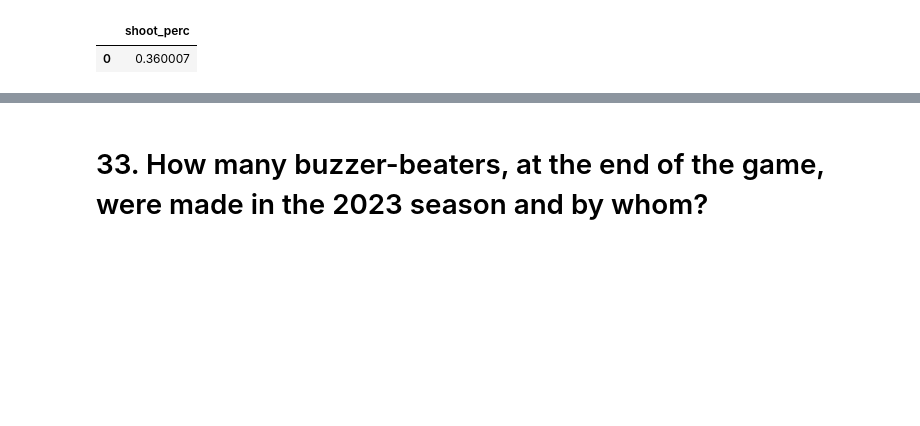
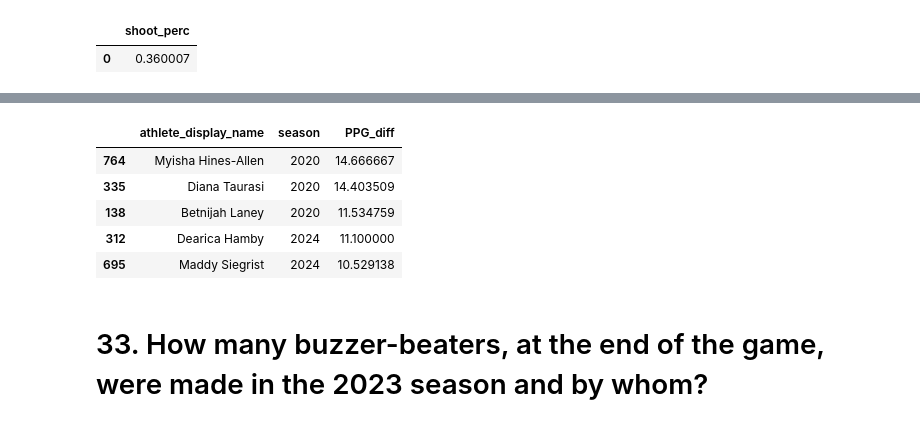
Before and after one commit to MIDS2024-Capstone-HoopIQ/project, a Jupyter notebook: test_questions_answers.ipynb, the cells around one changed output, grey strips where cells are left out. Saved outputs shown, nothing was run; the diff lists cells and outputs as text; code cells hidden in the pictures; blank space fills up the shorter version.

Commit message:
Jupyter Notebook Update: Answers for 35 questions

```diff
--- a/test_questions_answers.ipynb
+++ b/test_questions_answers.ipynb
@@ -800,3 +832,21 @@ question_31_df
+# %%
+question_32_df['PPG_diff'] = question_32_df.groupby('athlete_display_name')['PPG'].diff()
+question_32_df['season_diff'] = question_32_df.groupby('athlete_display_name')['season'].diff()
+# %%
+question_32_df = question_32_df[(question_32_df['season_diff'] == 1)]
+# %%
+question_32_df = question_32_df.drop(columns=['PPG', 'season_diff'])
+# %%
+question_32_df = question_32_df.sort_values(by='PPG_diff', ascending=False)
+# %%
+question_32_df.head()
+# %% [output]
+|  | athlete_display_name | season | PPG_diff |
+| 764 | Myisha Hines-Allen | 2020 | 14.666667 |
+| 335 | Diana Taurasi | 2020 | 14.403509 |
+| 138 | Betnijah Laney | 2020 | 11.534759 |
+| 312 | Dearica Hamby | 2024 | 11.100000 |
+| 695 | Maddy Siegrist | 2024 | 10.529138 |
 # %% [markdown]
 # 33. How many buzzer-beaters, at the end of the game, were made in the 2023 season and by whom?
 # %%
```
Also changed, not shown: parts of 42 cells of this notebook.
